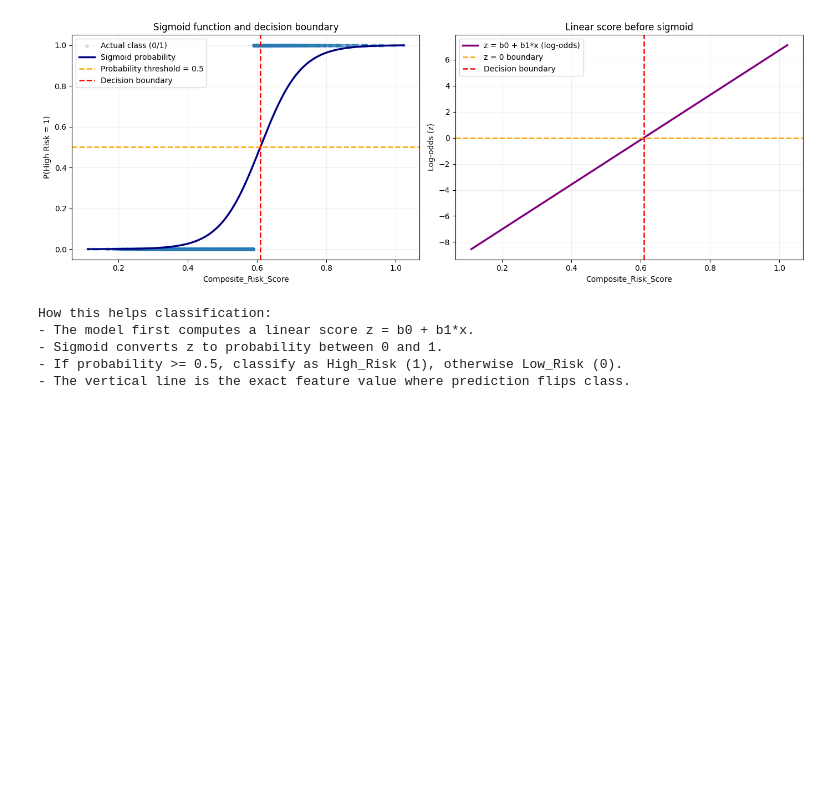
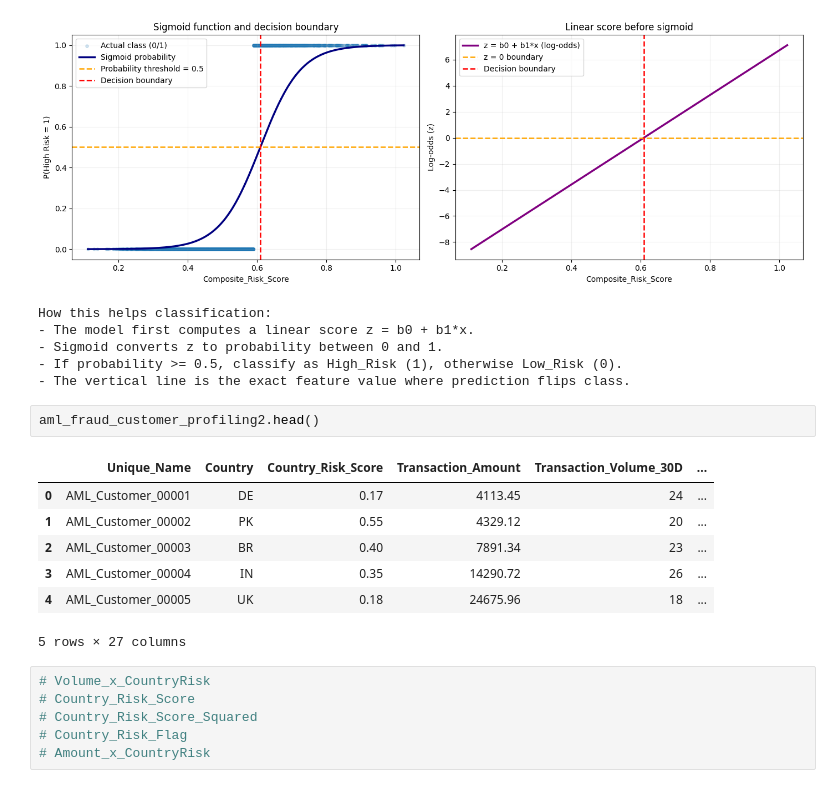
Before and after one commit to jdhova/Data-Science-Basics, a Jupyter notebook: Superviced/Classification/Classification.ipynb, the cells around one changed output. Saved outputs shown, nothing was run; the diff lists cells and outputs as text; blank space fills up the shorter version.

```diff
--- a/Superviced/Classification/Classification.ipynb
+++ b/Superviced/Classification/Classification.ipynb
@@ -107,3 +107,19 @@ How this helps classification:
 - Sigmoid converts z to probability between 0 and 1.
 - If probability >= 0.5, classify as High_Risk (1), otherwise Low_Risk (0).
 - The vertical line is the exact feature value where prediction flips class.
+# %%
+aml_fraud_customer_profiling2.head()
+# %% [output]
+|  | Unique_Name | Country | Country_Risk_Score | Transaction_Amount | Transaction_Volume_30D | ... |
+| 0 | AML_Customer_00001 | DE | 0.17 | 4113.45 | 24 | ... |
+| 1 | AML_Customer_00002 | PK | 0.55 | 4329.12 | 20 | ... |
+| 2 | AML_Customer_00003 | BR | 0.40 | 7891.34 | 23 | ... |
+| 3 | AML_Customer_00004 | IN | 0.35 | 14290.72 | 26 | ... |
+| 4 | AML_Customer_00005 | UK | 0.18 | 24675.96 | 18 | ... |
+5 rows × 27 columns
+# %%
+# Volume_x_CountryRisk
+# Country_Risk_Score
+# Country_Risk_Score_Squared
+# Country_Risk_Flag
+# Amount_x_CountryRisk
```
Also changed, not shown: parts of 4 cells of this notebook.
